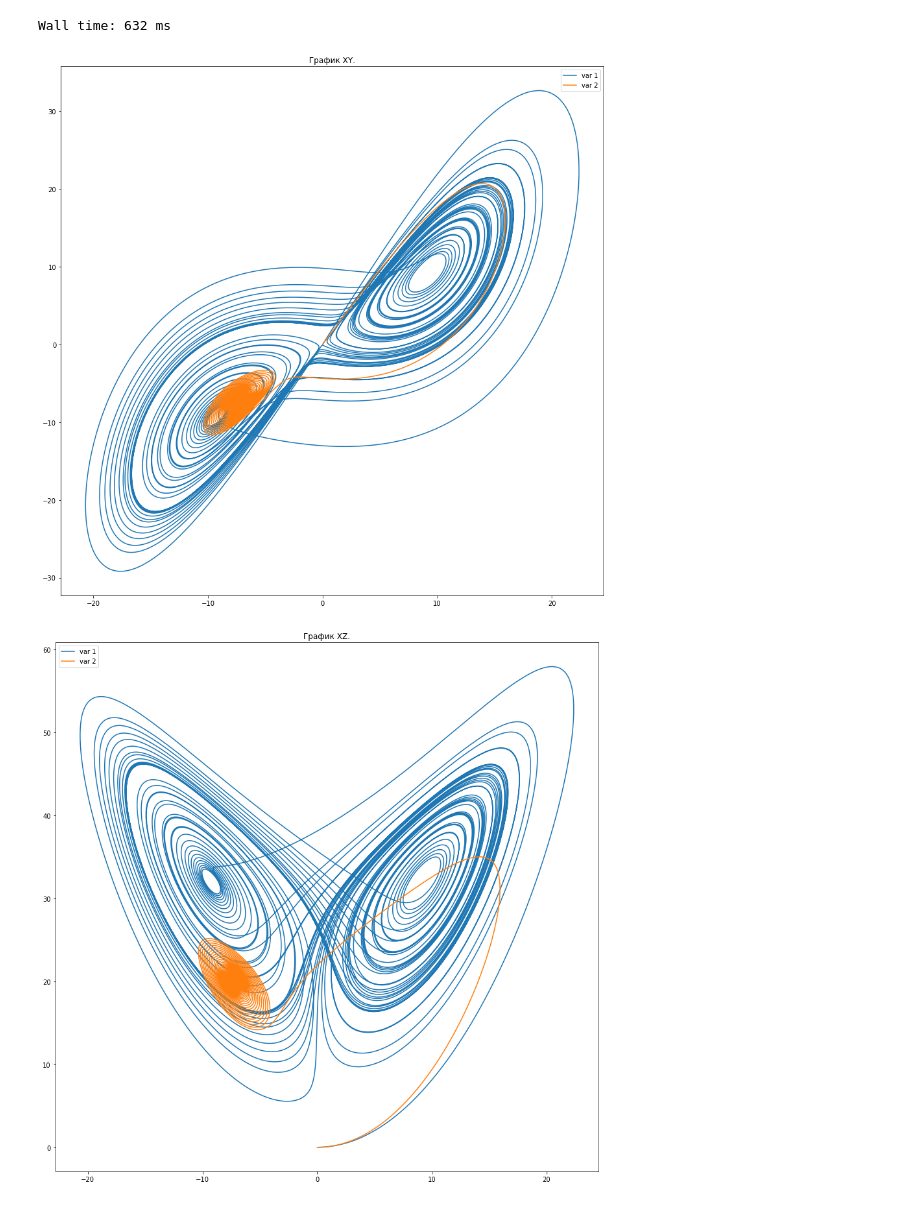
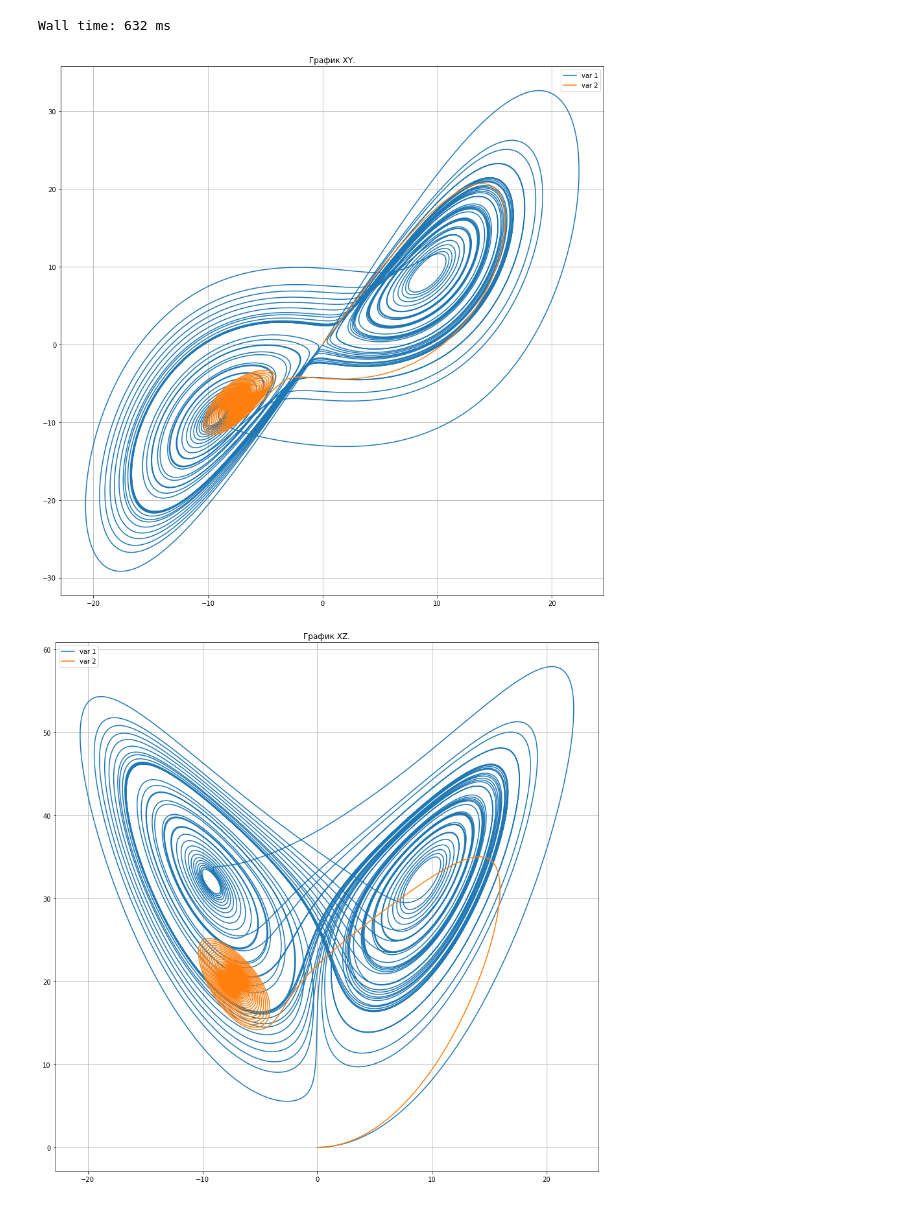
Before and after one commit to paantya/exoplanet-2017, a Jupyter notebook: sok_orb.ipynb, the cells around one changed output. Saved outputs shown, nothing was run; the diff lists cells and outputs as text; code cells hidden in the pictures.

```diff
--- a/sok_orb.ipynb
+++ b/sok_orb.ipynb
@@ -75,12 +75,13 @@ Wall time: 632 ms
 # %%
 plt.figure(figsize=(15,15))
 
 plt.title('График XY.'.format())
 plt.plot([i[0] for i in result1] ,[i[1] for i in result1], label="var 1");
 plt.plot([i[0] for i in result2] ,[i[1] for i in result2], label="var 2",);
 plt.legend(('var 1', 'var 2'));
+plt.grid()
 # %% [output]
-[figure, old version]
+[figure, new version]
 # %%
 plt.figure(figsize=(15,15))
 
```
Also changed, not shown: parts of 1 cell of this notebook.
